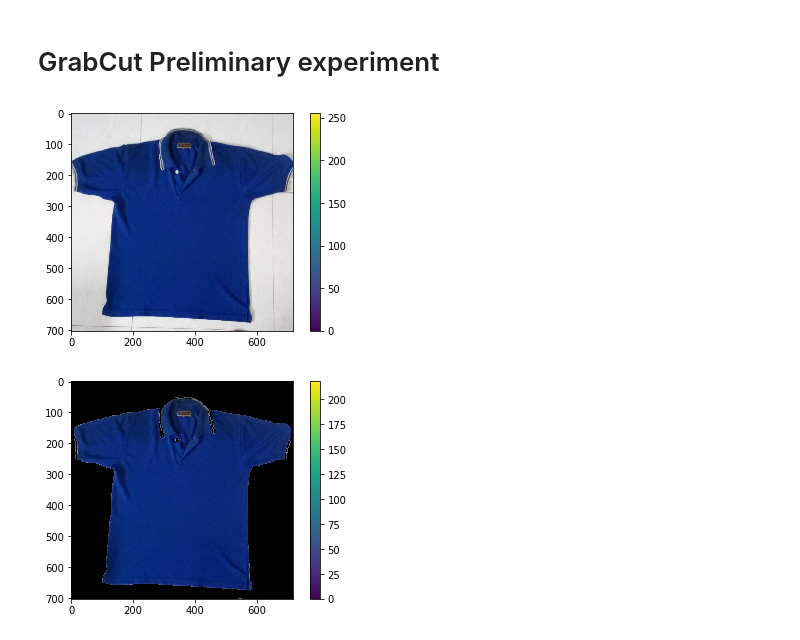
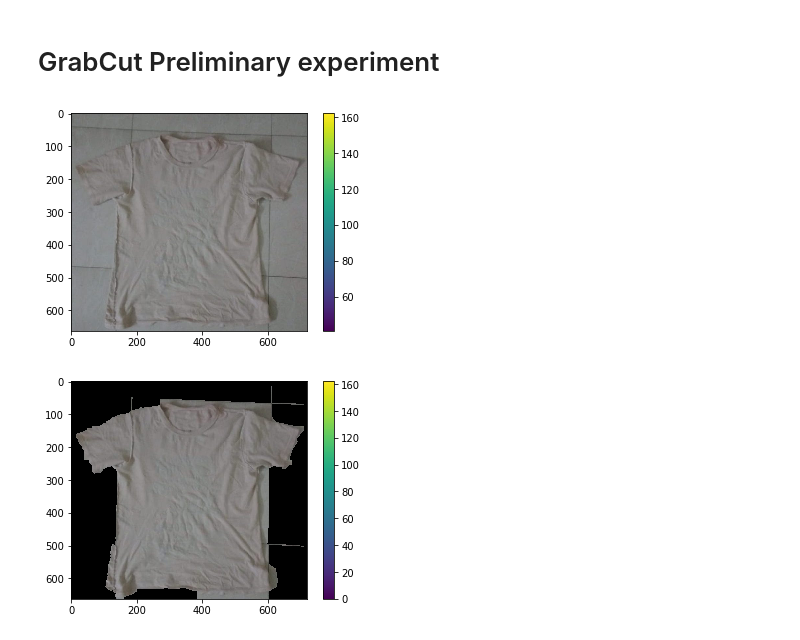
Before and after one commit to abhinav3/GrabCut, a Jupyter notebook: GrabCut.ipynb, the cells around one changed output. Drawn from its saved outputs; the diff is of its cells as text; code cells hidden in the pictures.

Commit message:
Grabcut with same color  background image

```diff
--- a/GrabCut.ipynb
+++ b/GrabCut.ipynb
@@ -5,14 +5,14 @@ import numpy as np
 import cv2
 from matplotlib import pyplot as plt
 # %%
-img = cv2.imread('1.jpg')
+img = cv2.imread('2.jpg')
 mask = np.zeros(img.shape[:2],np.uint8)
 # Since OpenCV represents RGB images as multi-dimensional NumPy arrays…but in reverse order!
 # This means that images are actually represented in BGR order rather than RGB!
 # All we need to do is convert the image from BGR to RGB:
 plt.imshow(cv2.cvtColor(img, cv2.COLOR_BGR2RGB)),plt.colorbar(),plt.show();
 # %% [output]
-[figure, old version]
+[figure, new version]
 # %%
 bgdModel = np.zeros((1,65),np.float64)
 fgdModel = np.zeros((1,65),np.float64)
@@ -25,4 +25,4 @@ img = img*mask2[:,:,np.newaxis]
 # %%
 plt.imshow(cv2.cvtColor(img, cv2.COLOR_BGR2RGB)),plt.colorbar(),plt.show();
 # %% [output]
-[figure, old version]
+[figure, new version]
```
Also changed, not shown: 1 other file.
